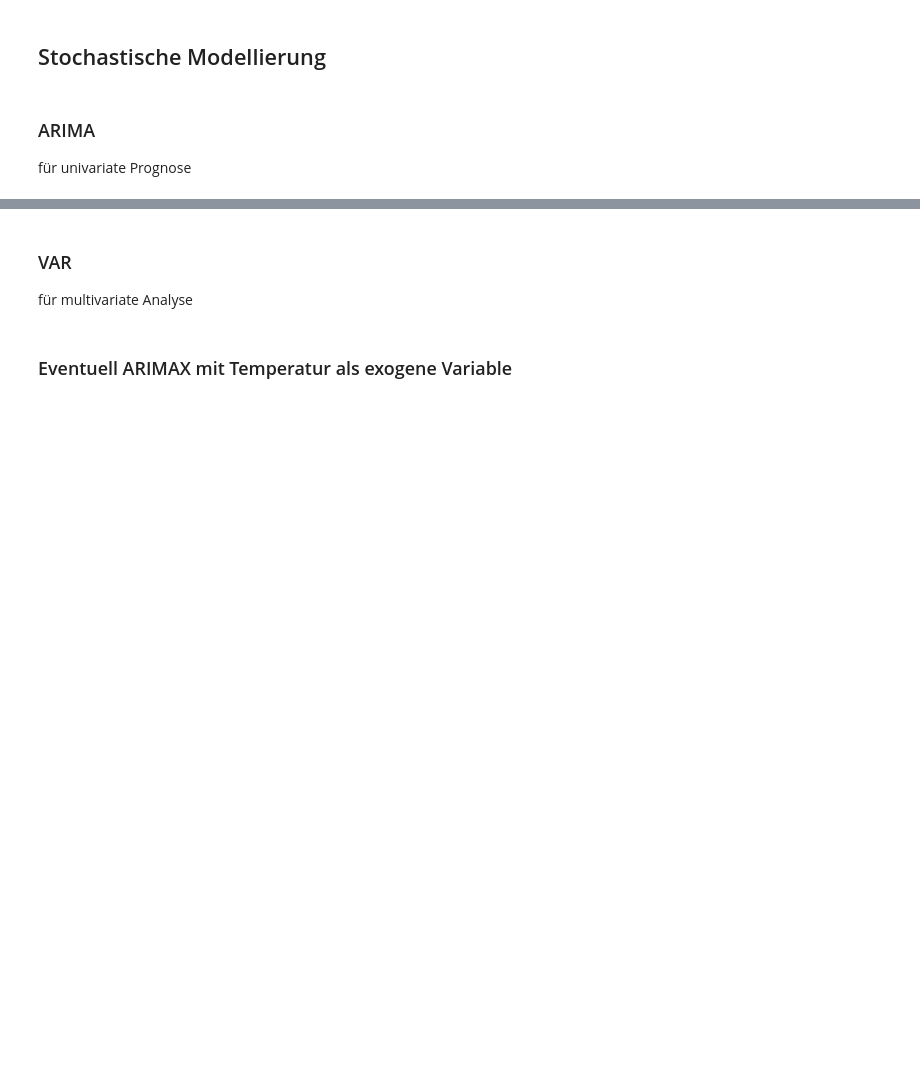
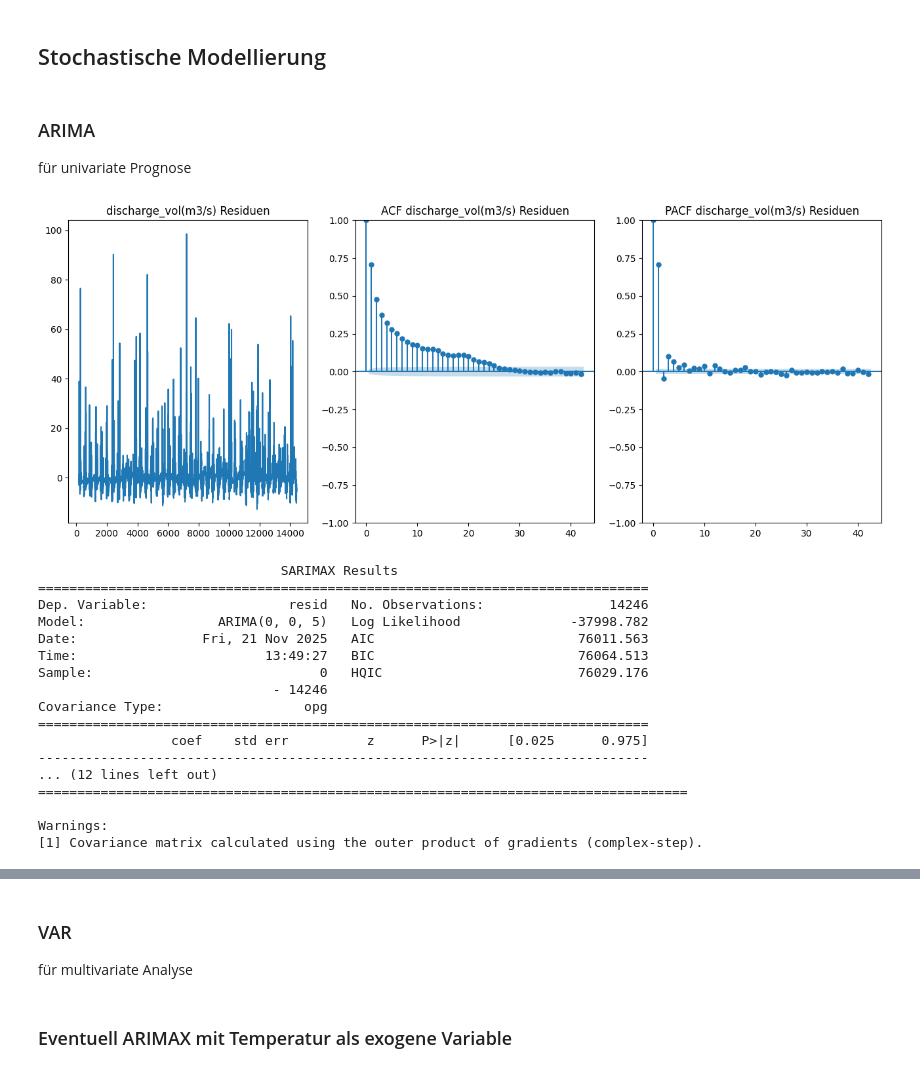
Before and after one commit to Sandra-Senn/spz_Wasserstand_analyse, a Jupyter notebook: notebooks/3_analyse.ipynb, the cells around one changed output, grey strips where cells are left out. Cells and saved outputs as stored; diff of their text form; code cells hidden in the pictures; blank space fills up the shorter version.

Commit message:
ARIMA #5

```diff
--- a/notebooks/3_analyse.ipynb
+++ b/notebooks/3_analyse.ipynb
@@ -109,3 +161,48 @@ Kreuzkorrelation zwischen Wasserstand und Temperatur
+# %%
+def analyze_component_residuen(decomp_result, title_prefix='', model_param=(0, 0, 5)):
+    """
+    Plot Korrelogramme und fitte ein MA(5)-Modell auf die Residuen der seasonal_decompose-Komponente.
+
+    Parameter:
+    - decomp_result: Ein DataFrame oder Objekt mit Attribut 'resid' für die Residuen, wie von seasonal_decompose.
+    - title_prefix: Titel-Ergänzung für die Plots.
+    """
+
+    resid = decomp_result['resid'].dropna()
+
+    # 1a. Korrelogramme
+    fig, axs = plt.subplots(1, 3, figsize=(16, 6))
+    resid.plot(title=f'{title_prefix} Residuen', ax=axs[0])
+    plot_acf(resid, title=f'ACF {title_prefix} Residuen', ax=axs[1])
+    plot_pacf(resid, title=f'PACF {title_prefix} Residuen', ax=axs[2])
+    plt.show()
+
+    # 1b. Moving-Average-(ARIMA-)Modell
+    Nied_Modell = ARIMA(resid, order=model_param)
+    Nied_resid_fit = Nied_Modell.fit()
+    print(Nied_resid_fit.summary())
+    print("\n")
 # %% [markdown]
 ### ARIMA
 für univariate Prognose
+# %%
+analyze_component_residuen(df_vol_comp, 'discharge_vol(m3/s)')
+# %% [output]
+[figure, added]
+                               SARIMAX Results
+==============================================================================
+Dep. Variable:                  resid   No. Observations:                14246
+Model:                 ARIMA(0, 0, 5)   Log Likelihood              -37998.782
+Date:                Fri, 21 Nov 2025   AIC                          76011.563
+Time:                        13:49:27   BIC                          76064.513
+Sample:                             0   HQIC                         76029.176
+                              - 14246
+Covariance Type:                  opg
+==============================================================================
+                 coef    std err          z      P>|z|      [0.025      0.975]
+------------------------------------------------------------------------------
+... (12 lines left out)
+===================================================================================
+
+Warnings:
+[1] Covariance matrix calculated using the outer product of gradients (complex-step).
```
Also changed, not shown: parts of 10 cells of this notebook.
